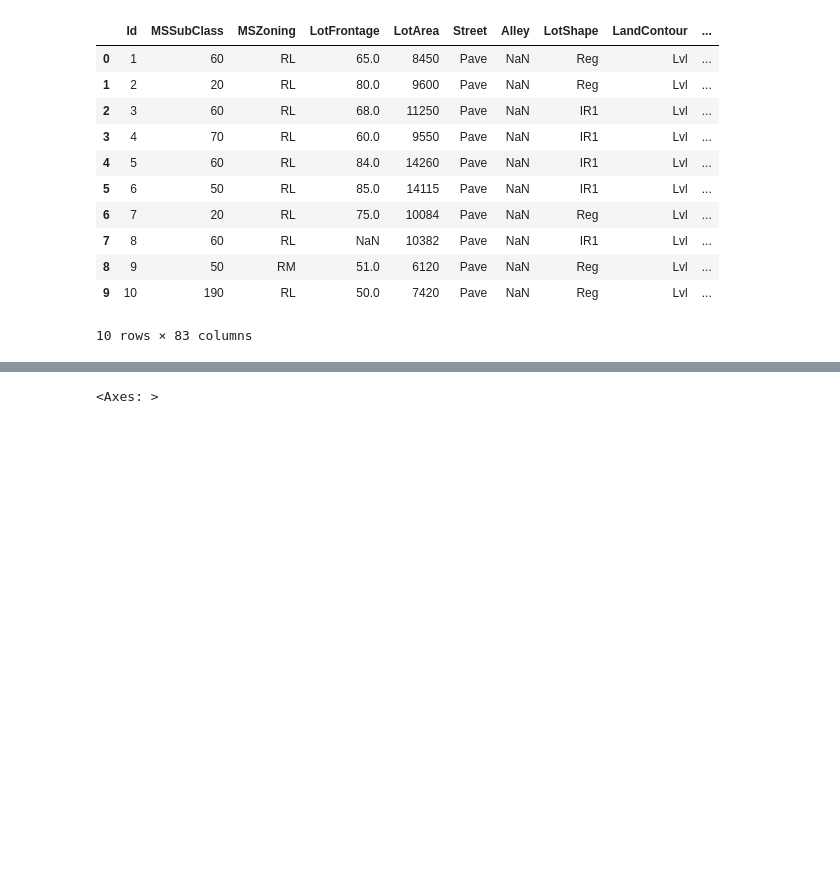
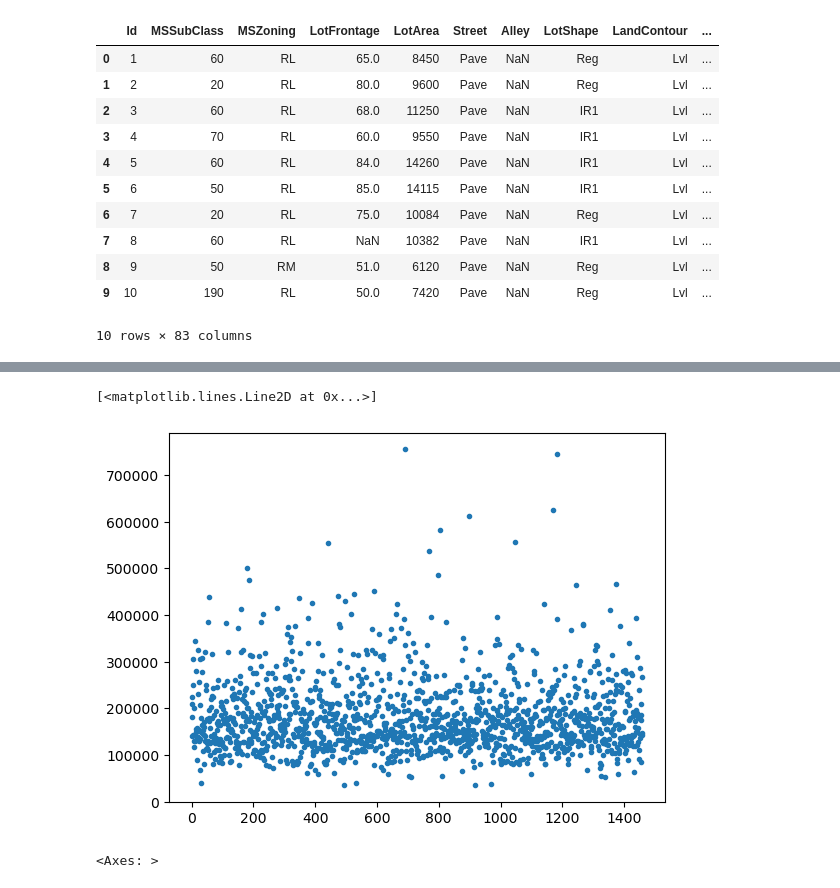
Before and after one commit to amejosecar/ia_dema, a Jupyter notebook: 07_EDA_Exploratory_Data_Analysis/Ejercicio/Planteamiento_Ejercicio_Análisis_preliminar.ipynb, the cells around one changed output, grey strips where cells are left out. Cells and saved outputs as stored; diff of their text form; code cells hidden in the pictures; blank space fills up the shorter version.

```diff
--- a/07_EDA_Exploratory_Data_Analysis/Ejercicio/Planteamiento_Ejercicio_Análisis_preliminar.ipynb
+++ b/07_EDA_Exploratory_Data_Analysis/Ejercicio/Planteamiento_Ejercicio_Análisis_preliminar.ipynb
@@ -282,3 +305,8 @@ df1['SalePrice'].plot.bar()
+# %%
+plt.plot(df1["SalePrice"], '.')
+# %% [output]
+[<matplotlib.lines.Line2D at 0x...>]
+[figure, added]
 # %%
 df1['SalePrice'].plot.box()
 # %% [output]
```
Also changed, not shown: parts of 3 cells of this notebook, 1 other file.
